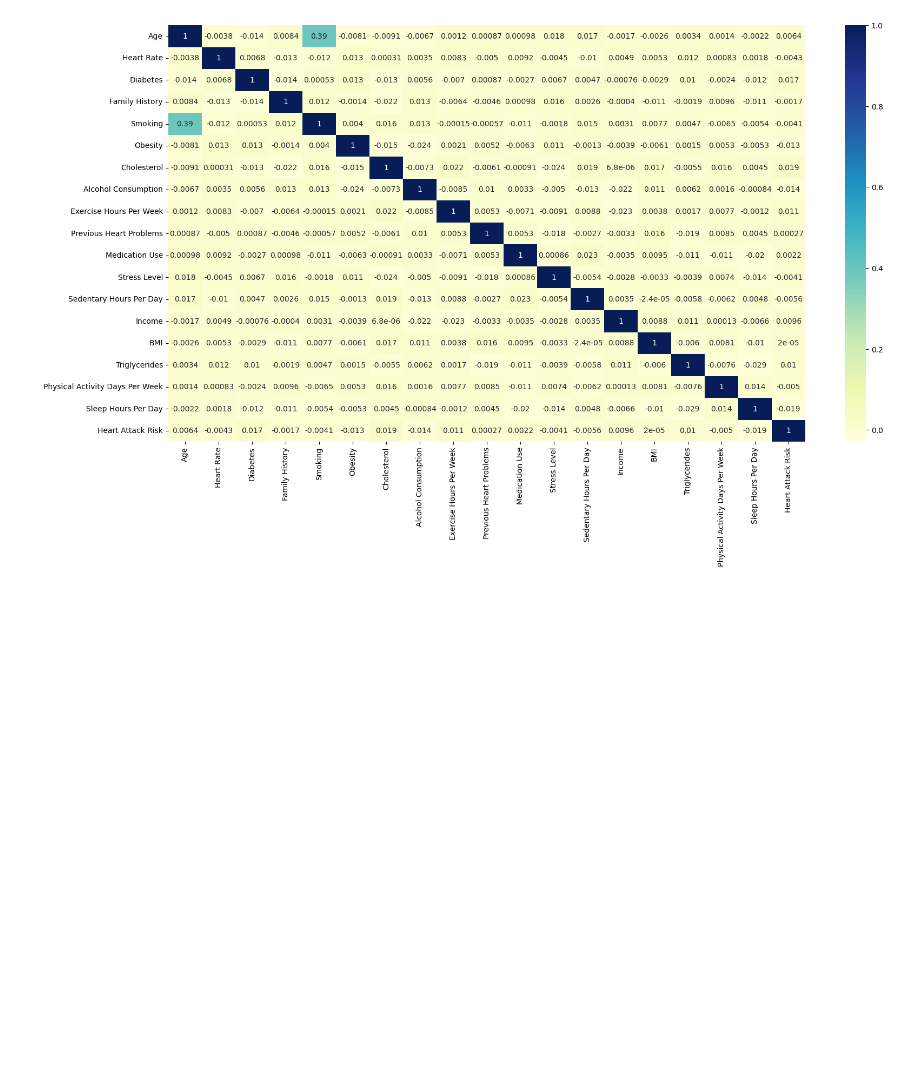
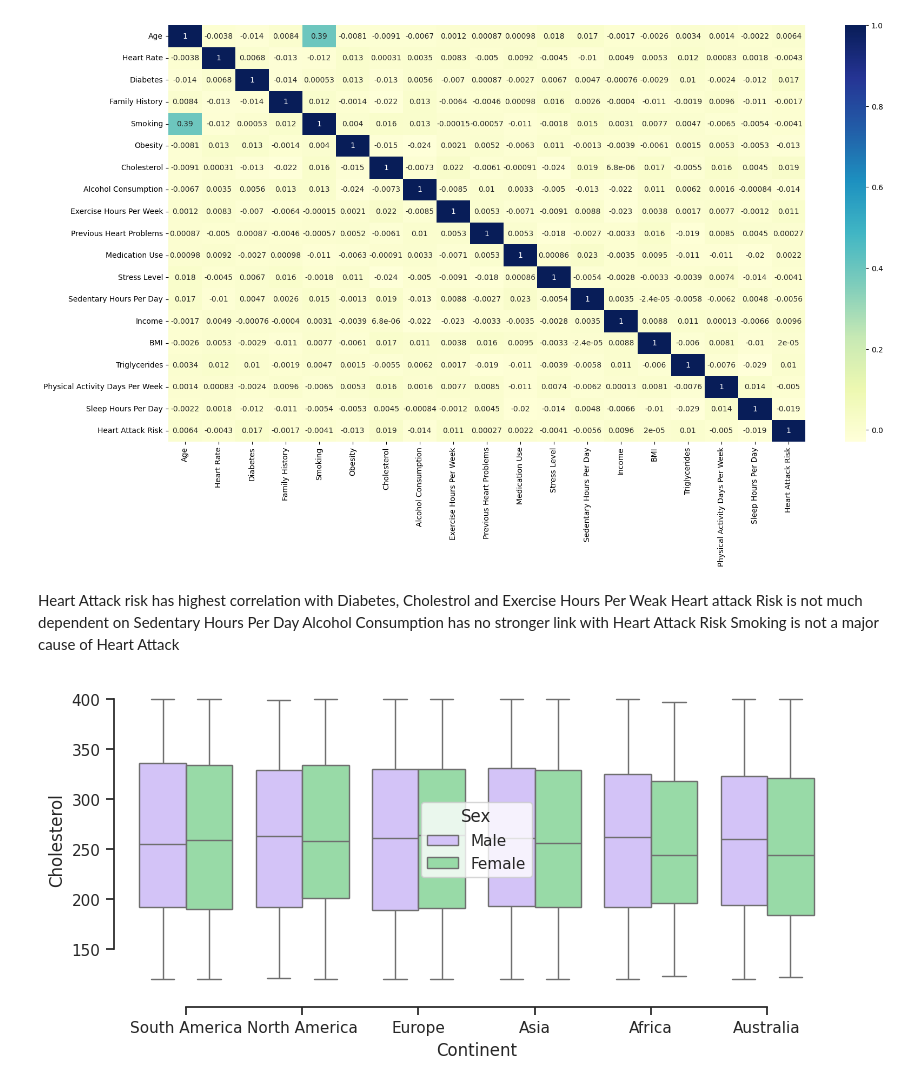
Before and after one commit to tahahamdii/Medical-Chatbot-Llama2, a Jupyter notebook: heart_attacks.ipynb, the cells around one changed output. Drawn from its saved outputs; the diff is of its cells as text; code cells hidden in the pictures; blank space fills up the shorter version.

Commit message:
Cholestrol Level range

```diff
--- a/heart_attacks.ipynb
+++ b/heart_attacks.ipynb
@@ -135,3 +135,18 @@ sns.heatmap(data[['Age','Heart Rate', 'Diabetes', 'Family History', 'Smoking', '
 # %% [output]
 <Axes: >
 [figure]
+# %% [markdown]
+Heart Attack risk has highest correlation with Diabetes, Cholestrol and Exercise Hours Per Weak
+Heart attack Risk is not much dependent on Sedentary Hours Per Day
+Alcohol Consumption has no stronger link with Heart Attack Risk
+Smoking is not a major cause of Heart Attack
+# %%
+#Continents w.r.t Cholestrol Level range
+plt.figure(figsize= (9,4))
+sns.set_theme(style="ticks", palette="pastel")
+sns.boxplot(x="Continent", y='Cholesterol', hue="Sex",
+             palette=["m", "g"],
+            data=data)
+sns.despine(offset=10, trim=True) #hue="smoker",
+# %% [output]
+[figure, added]
```
